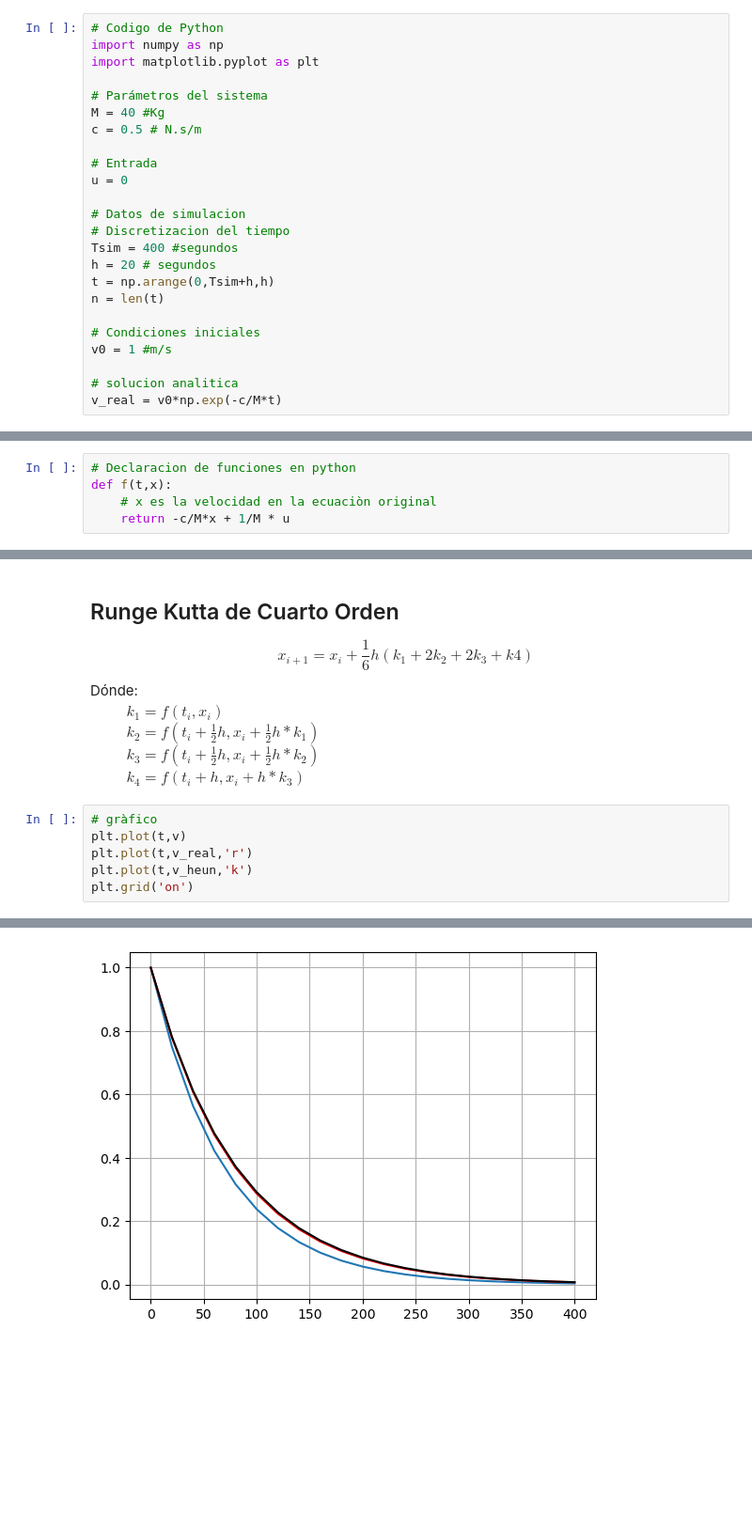
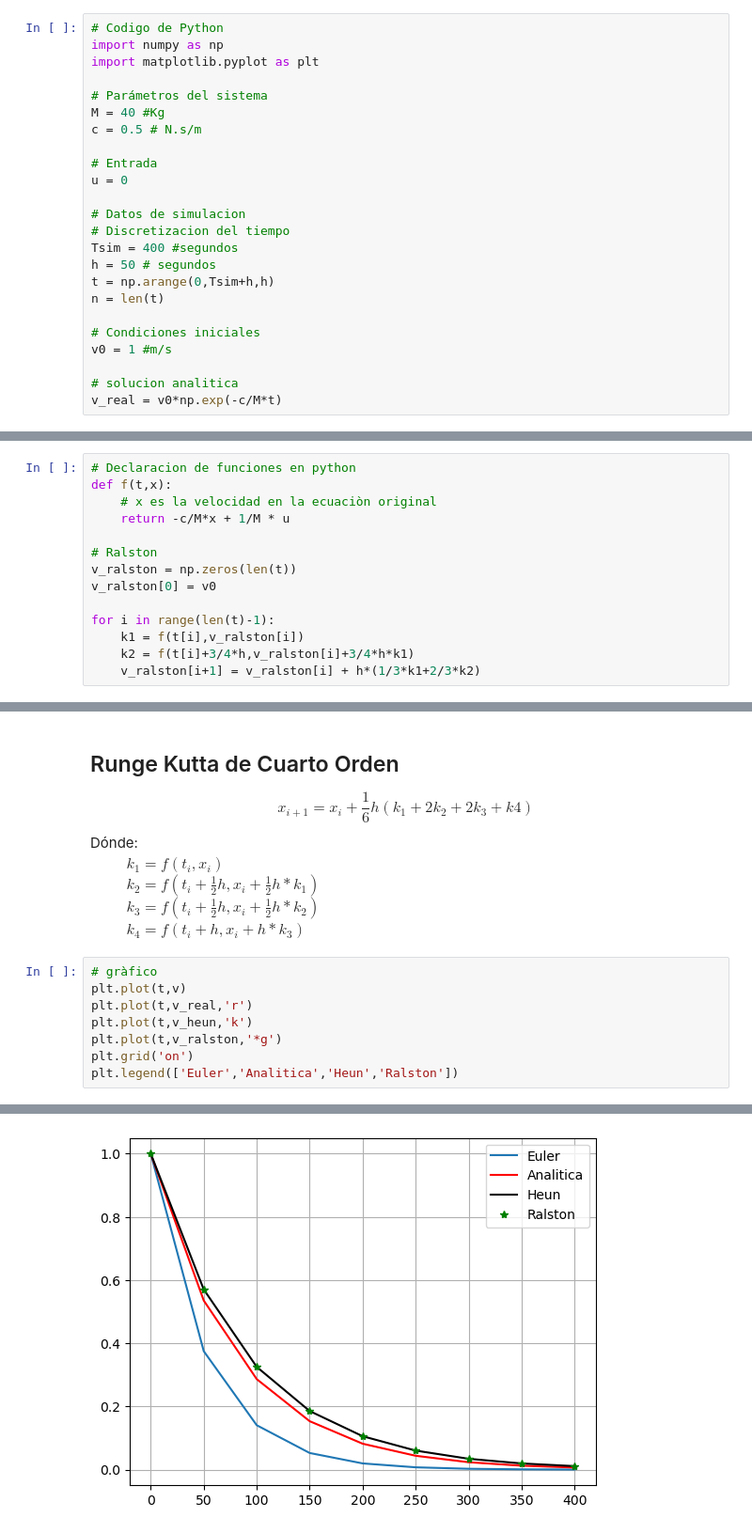
Before and after one commit to cjuarezramos/MMS2026, a Jupyter notebook: ejemplo0820_masaamortiguador_euler.ipynb, the cells around one changed output, grey strips where cells are left out. Shown at 94% size. Cells and saved outputs as stored; diff of their text form; blank space fills up the shorter version.

Commit message:
despues de ralston

```diff
--- a/ejemplo0820_masaamortiguador_euler.ipynb
+++ b/ejemplo0820_masaamortiguador_euler.ipynb
@@ -18,7 +18,7 @@ u = 0
 # Datos de simulacion
 # Discretizacion del tiempo
 Tsim = 400 #segundos
-h = 20 # segundos
+h = 50 # segundos
 t = np.arange(0,Tsim+h,h)
 n = len(t)
 
@@ -67,3 +67,12 @@ $\hspace{1cm} k_2 = f(t_i+\frac{3}{4}h,x_i+\frac{3}{4}h*k_1) $
 def f(t,x):
     # x es la velocidad en la ecuaciòn original
     return -c/M*x + 1/M * u
+
+# Ralston
+v_ralston = np.zeros(len(t))
+v_ralston[0] = v0
+
+for i in range(len(t)-1):
+    k1 = f(t[i],v_ralston[i])
+    k2 = f(t[i]+3/4*h,v_ralston[i]+3/4*h*k1)
+    v_ralston[i+1] = v_ralston[i] + h*(1/3*k1+2/3*k2)
@@ -80,5 +93,7 @@ $\hspace{1cm} k_4 = f(t_i+h,x_i+h*k_3) $
 plt.plot(t,v)
 plt.plot(t,v_real,'r')
 plt.plot(t,v_heun,'k')
+plt.plot(t,v_ralston,'*g')
 plt.grid('on')
+plt.legend(['Euler','Analitica','Heun','Ralston'])
 # %% [output]
@@ -85 +101 @@ plt.grid('on')
-[figure, old version]
+[figure, new version]
```
Also changed, not shown: parts of 2 cells of this notebook.
